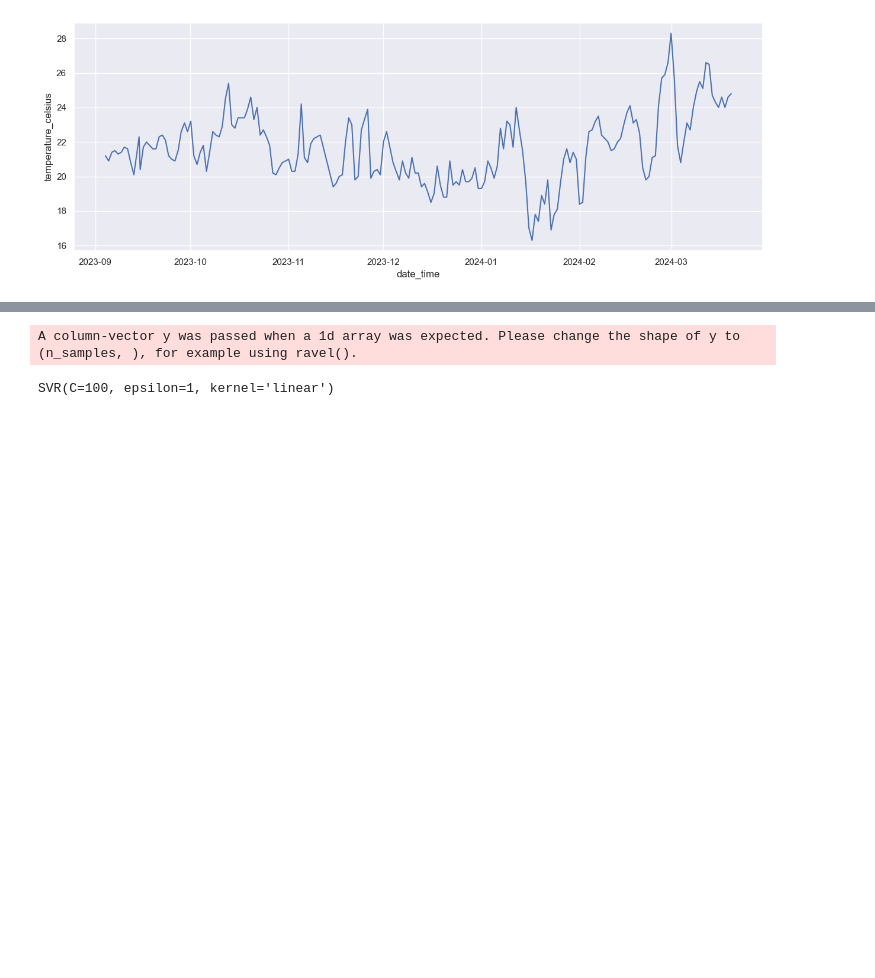
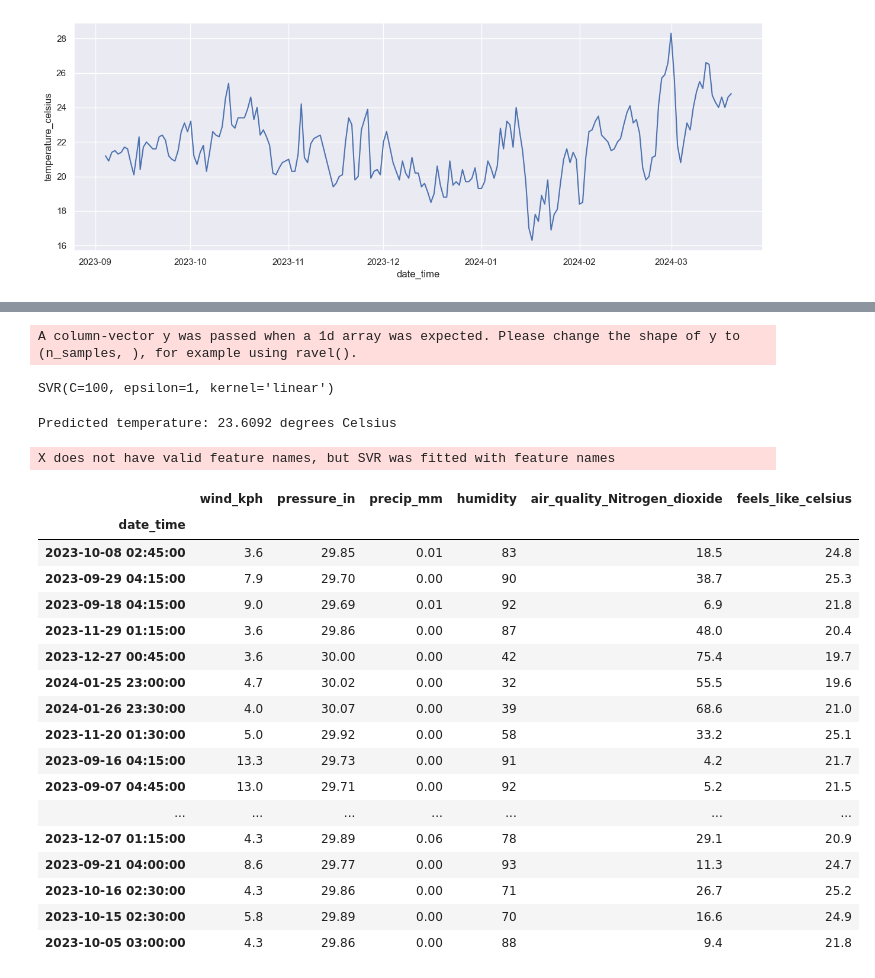
Before and after one commit to raunak01-raj/Weather-prediction, a Jupyter notebook: ML_model.ipynb, the cells around one changed output, grey strips where cells are left out. Drawn from its saved outputs; the diff is of its cells as text; code cells hidden in the pictures; blank space fills up the shorter version.

```diff
--- a/ML_model.ipynb
+++ b/ML_model.ipynb
@@ -160,12 +164,44 @@ X_train.shape, X_test.shape
 # %%
 # creating the svr model with approprieate hyperparameter tuning techniques
 svr=SVR(kernel='linear',C = 100, epsilon=1)
+# training the model
+svr.fit(X_train, y_train)
+# %% [output]
+A column-vector y was passed when a 1d array was expected. Please change the shape of y to (n_samples, ), for example using ravel().
+SVR(C=100, epsilon=1, kernel='linear')
-# %%
-# training the model
-svr.fit(X_train, y_train)
-# %% [output]
-A column-vector y was passed when a 1d array was expected. Please change the shape of y to (n_samples, ), for example using ravel().
-SVR(C=100, epsilon=1, kernel='linear')
+# %%
+
+new_data = np.array([[5.0,30.02,0.0,38,12.4,24]])
+
+# Predict the temperature for the new data
+predicted_temperature = svr.predict(new_data)
+
+# Print the predicted temperature
+print(f"Predicted temperature: {predicted_temperature[0]:.4f} degrees Celsius")
+# %% [output]
+Predicted temperature: 23.6092 degrees Celsius
+X does not have valid feature names, but SVR was fitted with feature names
+# %%
+X_test
+# %% [output]
+|  | wind_kph | pressure_in | precip_mm | humidity | air_quality_Nitrogen_dioxide | feels_like_celsius |
+| date_time |  |  |  |  |  |  |
+| 2023-10-08 02:45:00 | 3.6 | 29.85 | 0.01 | 83 | 18.5 | 24.8 |
+| 2023-09-29 04:15:00 | 7.9 | 29.70 | 0.00 | 90 | 38.7 | 25.3 |
+| 2023-09-18 04:15:00 | 9.0 | 29.69 | 0.01 | 92 | 6.9 | 21.8 |
+| 2023-11-29 01:15:00 | 3.6 | 29.86 | 0.00 | 87 | 48.0 | 20.4 |
+| 2023-12-27 00:45:00 | 3.6 | 30.00 | 0.00 | 42 | 75.4 | 19.7 |
+| 2024-01-25 23:00:00 | 4.7 | 30.02 | 0.00 | 32 | 55.5 | 19.6 |
+| 2024-01-26 23:30:00 | 4.0 | 30.07 | 0.00 | 39 | 68.6 | 21.0 |
+| 2023-11-20 01:30:00 | 5.0 | 29.92 | 0.00 | 58 | 33.2 | 25.1 |
+| 2023-09-16 04:15:00 | 13.3 | 29.73 | 0.00 | 91 | 4.2 | 21.7 |
+| 2023-09-07 04:45:00 | 13.0 | 29.71 | 0.00 | 92 | 5.2 | 21.5 |
+| ... | ... | ... | ... | ... | ... | ... |
+| 2023-12-07 01:15:00 | 4.3 | 29.89 | 0.06 | 78 | 29.1 | 20.9 |
+| 2023-09-21 04:00:00 | 8.6 | 29.77 | 0.00 | 93 | 11.3 | 24.7 |
+| 2023-10-16 02:30:00 | 4.3 | 29.86 | 0.00 | 71 | 26.7 | 25.2 |
+| 2023-10-15 02:30:00 | 5.8 | 29.89 | 0.00 | 70 | 16.6 | 24.9 |
+| 2023-10-05 03:00:00 | 4.3 | 29.86 | 0.00 | 88 | 9.4 | 21.8 |
 # %%
 y_pred = svr.predict(X_test)
 y_pred=pd.DataFrame(y_pred)
```
Also changed, not shown: parts of 15 cells of this notebook, 10 other files.
